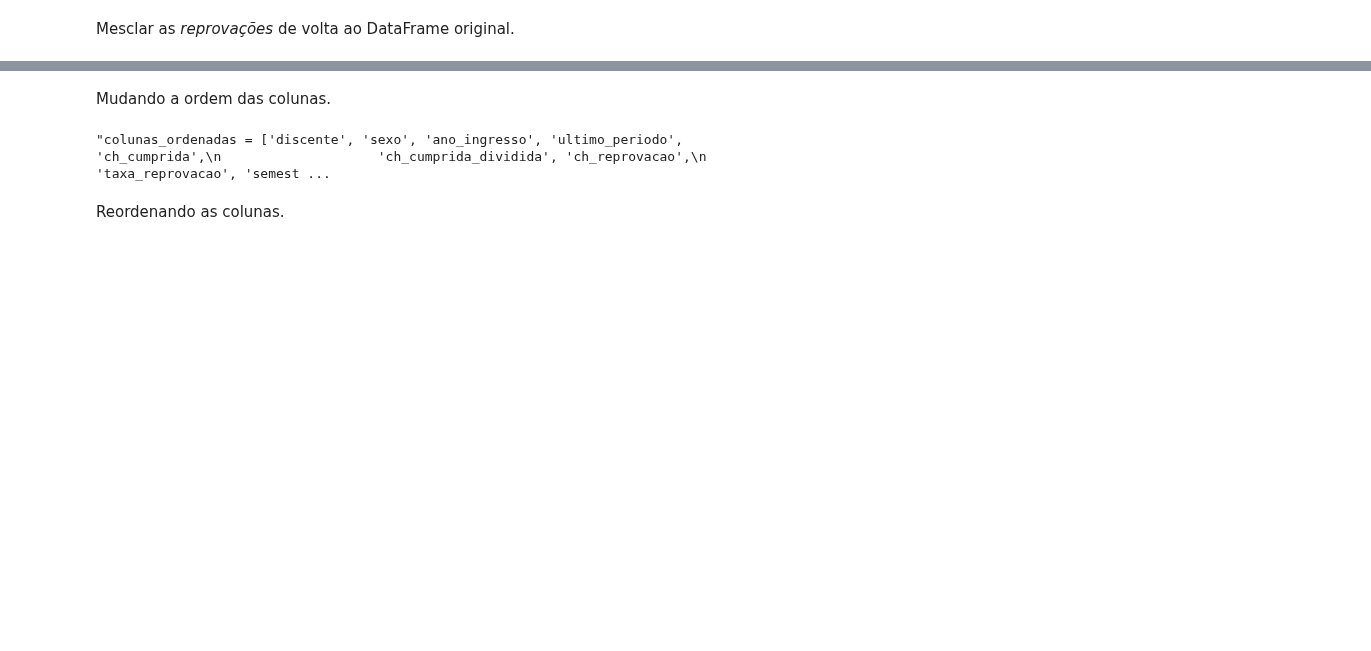
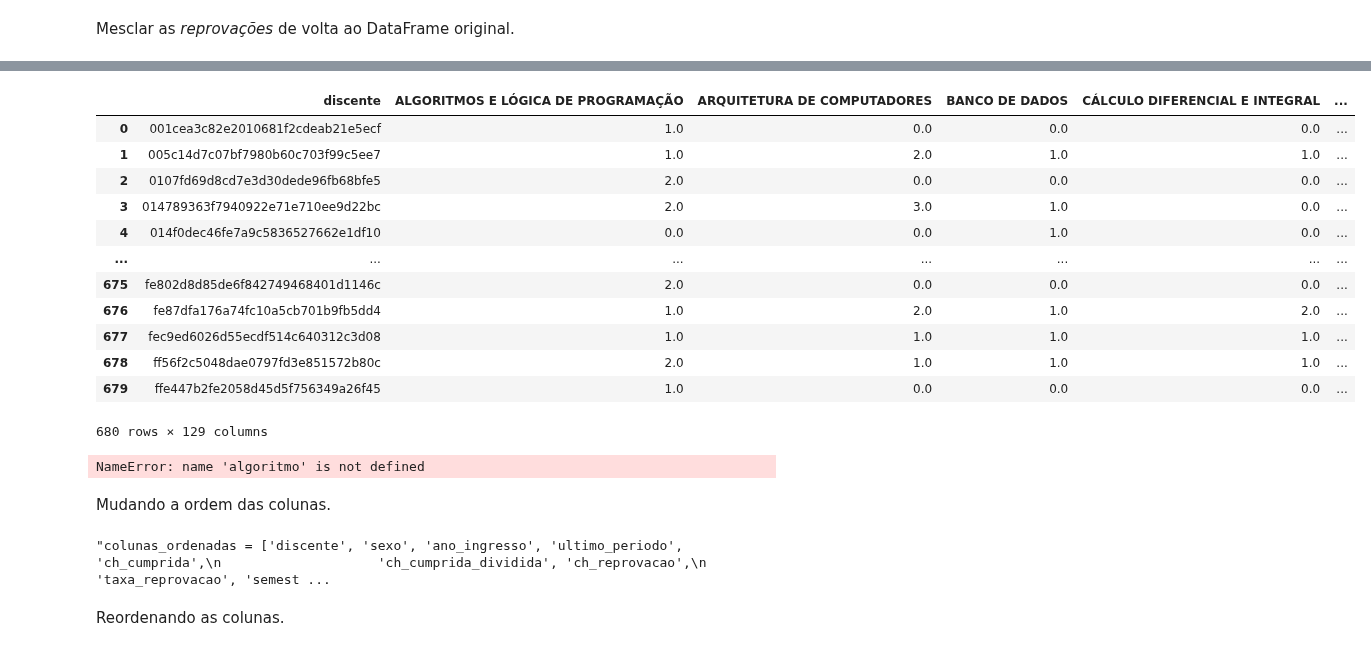
Before and after one commit to wanessabezerra/dataframe-bsi, a Jupyter notebook: dataframe-bsi/dados-extraidos.ipynb, the cells around one changed output, grey strips where cells are left out. Saved outputs shown, nothing was run; the diff lists cells and outputs as text; code cells hidden in the pictures; blank space fills up the shorter version.

```diff
--- a/dataframe-bsi/dados-extraidos.ipynb
+++ b/dataframe-bsi/dados-extraidos.ipynb
@@ -350,7 +507,7 @@ df_dados_filtrado['semestre'] = df_dados_filtrado.apply(
 Identificar *semestres* únicos cursados por cada discente.
 # %%
 semestres_unicos_por_discente = df_dados_filtrado.groupby('discente')['ano'].nunique().reset_index()
-semestres_unicos_por_discente.rename(columns={'ano' : 'semestre'}, inplace=True)
+semestres_unicos_por_discente.rename(columns={'ano' : 'semestre_total'}, inplace=True)
 # %% [markdown]
 Adicionando a quantidade de *semestres* cursados por cada discente.
 # %%
@@ -358,7 +515,7 @@ tabela_final = tabela_final.merge(semestres_unicos_por_discente, on='discente',
 # %% [markdown]
 Dividindo a quantidade de *semestres cursados* pela quantidade de *semestres estimados* no curso.
 # %%
-tabela_final['semestre_dividido'] = tabela_final['semestre'] / 8
+tabela_final['semestre_dividido'] = tabela_final['semestre_total'] / 8
 # %% [markdown]
 ### Coluna com o **Último Período** Matrículado
 # %% [markdown]
@@ -460,7 +588,10 @@ disciplinas = df_dados_filtrado['nome'].unique()
 # %% [markdown]
 Criar uma tabela de *aprovações*.
 # %%
-aprovacoes = df_dados_filtrado[df_dados_filtrado['descricao'] == 'APROVADO']
+aprovacoes = df_dados_filtrado[df_dados_filtrado['descricao'].isin([
+    'APROVADO',
+    'APROVADO POR NOTA',
+])]
 # %% [markdown]
 Agrupar por discente e nome da disciplina para contar as *aprovações*.
 # %%
@@ -575,5 +677,26 @@ Index(['discente', 'ALGORITMOS E LÓGICA DE PROGRAMAÇÃO',
 # %%
-tabela_final.to_csv('tabelateste.csv', index=False, sep=';', quoting=csv.QUOTE_NONNUMERIC)
+tabela_final = tabela_final.drop_duplicates()
+tabela_final.to_csv('tabela_final4.csv', index=False, sep=',', quoting=csv.QUOTE_NONNUMERIC)
+tabela_final
+# %% [output]
+|  | discente | ALGORITMOS E LÓGICA DE PROGRAMAÇÃO | ARQUITETURA DE COMPUTADORES | BANCO DE DADOS | CÁLCULO DIFERENCIAL E INTEGRAL | ... |
+| 0 | 001cea3c82e2010681f2cdeab21e5ecf | 1.0 | 0.0 | 0.0 | 0.0 | ... |
+| 1 | 005c14d7c07bf7980b60c703f99c5ee7 | 1.0 | 2.0 | 1.0 | 1.0 | ... |
+| 2 | 0107fd69d8cd7e3d30dede96fb68bfe5 | 2.0 | 0.0 | 0.0 | 0.0 | ... |
+| 3 | 014789363f7940922e71e710ee9d22bc | 2.0 | 3.0 | 1.0 | 0.0 | ... |
+| 4 | 014f0dec46fe7a9c5836527662e1df10 | 0.0 | 0.0 | 1.0 | 0.0 | ... |
+| ... | ... | ... | ... | ... | ... | ... |
+| 675 | fe802d8d85de6f842749468401d1146c | 2.0 | 0.0 | 0.0 | 0.0 | ... |
+| 676 | fe87dfa176a74fc10a5cb701b9fb5dd4 | 1.0 | 2.0 | 1.0 | 2.0 | ... |
+| 677 | fec9ed6026d55ecdf514c640312c3d08 | 1.0 | 1.0 | 1.0 | 1.0 | ... |
+| 678 | ff56f2c5048dae0797fd3e851572b80c | 2.0 | 1.0 | 1.0 | 1.0 | ... |
+| 679 | ffe447b2fe2058d45d5f756349a26f45 | 1.0 | 0.0 | 0.0 | 0.0 | ... |
+680 rows × 129 columns
+# %%
+tabela_final = tabela_final.merge(algoritmo, on='discente', how='left')
+tabela_final
+# %% [output]
+NameError: name 'algoritmo' is not defined
 # %% [markdown]
 Mudando a ordem das colunas.
 # %%
```
Also changed, not shown: parts of 53 cells of this notebook.
